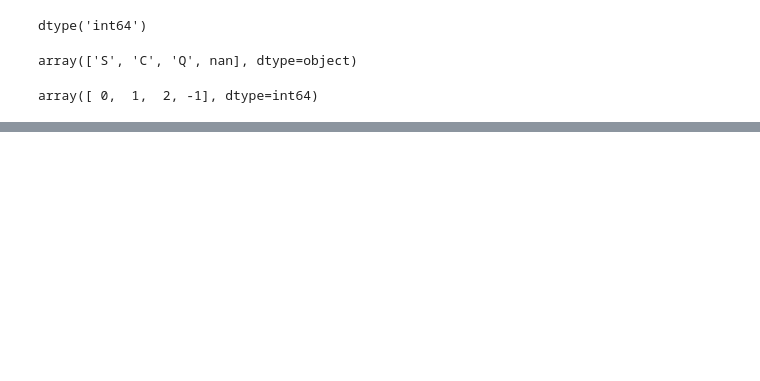
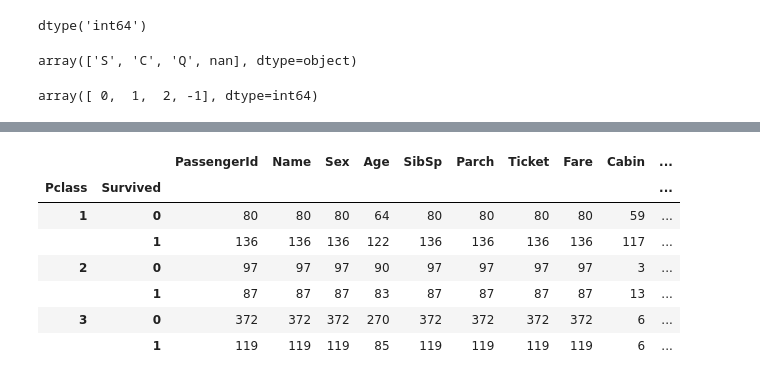
Before and after one commit to parmeet-97637/LPU-Session, a Jupyter notebook: Tuesday Batch/Pandas Tutorial.ipynb, the cells around one changed output, grey strips where cells are left out. Saved outputs shown, nothing was run; the diff lists cells and outputs as text; code cells hidden in the pictures; blank space fills up the shorter version.

```diff
--- a/Tuesday Batch/Pandas Tutorial.ipynb
+++ b/Tuesday Batch/Pandas Tutorial.ipynb
@@ -1601,3 +1602,6 @@ df.head()
 | 2 | 3 | 1 | 3 | Heikkinen, Miss. Laina | 1 | 26.0 | 0 | 0 | STON/O2. 3101282 | 7.9250 | ... |
 | 3 | 4 | 1 | 1 | Futrelle, Mrs. Jacques Heath (Lil... | 1 | 35.0 | 1 | 0 | 113803 | 53.1000 | ... |
 | 4 | 5 | 0 | 3 | Allen, Mr. William Henry | 0 | 35.0 | 0 | 0 | 373450 | 8.0500 | ... |
+# %%
+df['Last Name'] = df['NAME'].apply(lambda x : x[0])
+df['First Name'] = df['NAME'].apply(lambda x : x[1])
@@ -1603,0 +1776,3 @@ df.head()
+# %%
+grouped_object = df.groupby(['Pclass','Survived'])
+grouped_object.head(1)
@@ -1603,0 +1798,11 @@ df.head()
+# %%
+grouped_object.count()
+# %% [output]
+|  |  | PassengerId | Name | Sex | Age | SibSp | Parch | Ticket | Fare | Cabin | ... |
+| Pclass | Survived |  |  |  |  |  |  |  |  |  | ... |
+| 1 | 0 | 80 | 80 | 80 | 64 | 80 | 80 | 80 | 80 | 59 | ... |
+|  | 1 | 136 | 136 | 136 | 122 | 136 | 136 | 136 | 136 | 117 | ... |
+| 2 | 0 | 97 | 97 | 97 | 90 | 97 | 97 | 97 | 97 | 3 | ... |
+|  | 1 | 87 | 87 | 87 | 83 | 87 | 87 | 87 | 87 | 13 | ... |
+| 3 | 0 | 372 | 372 | 372 | 270 | 372 | 372 | 372 | 372 | 6 | ... |
+|  | 1 | 119 | 119 | 119 | 85 | 119 | 119 | 119 | 119 | 6 | ... |
```
Also changed, not shown: parts of 69 cells of this notebook.
